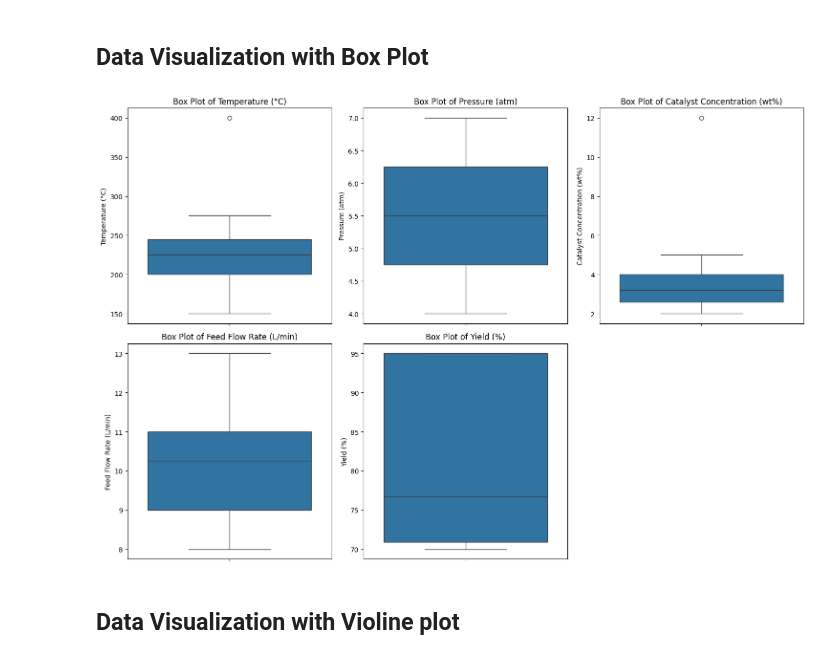
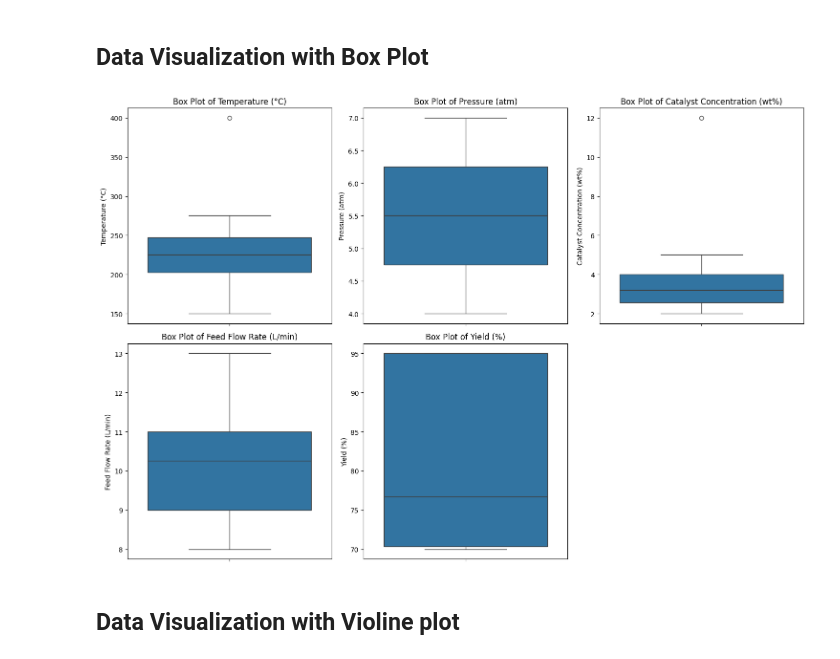
Before and after one commit to dissabnd/Applied-AI-in-Chemical-and-Process-Engineering, a Jupyter notebook: 2_MLpipeline.ipynb, the cells around one changed output. Cells and saved outputs as stored; diff of their text form; code cells hidden in the pictures.

```diff
--- a/2_MLpipeline.ipynb
+++ b/2_MLpipeline.ipynb
@@ -81,17 +81,17 @@ df
 # %%
 # prompt: create box plots for all variables in multiple plots in single figure. show outliers
 
-num_vars = df3.select_dtypes(include=np.number).columns
+num_vars = df.select_dtypes(include=np.number).columns
 
 plt.figure(figsize=(15, 10))
 for i, var in enumerate(num_vars):
     plt.subplot(2, 3, i + 1)
-    sns.boxplot(y=df3[var], showfliers=True)
+    sns.boxplot(y=df[var], showfliers=True)
     plt.title(f'Box Plot of {var}')
 plt.tight_layout()
 plt.show()
 # %% [output]
-[figure, old version]
+[figure, new version]
 # %% [markdown]
 ## Data Visualization with Violine plot
 # %%
```
Also changed, not shown: parts of 4 cells of this notebook.
